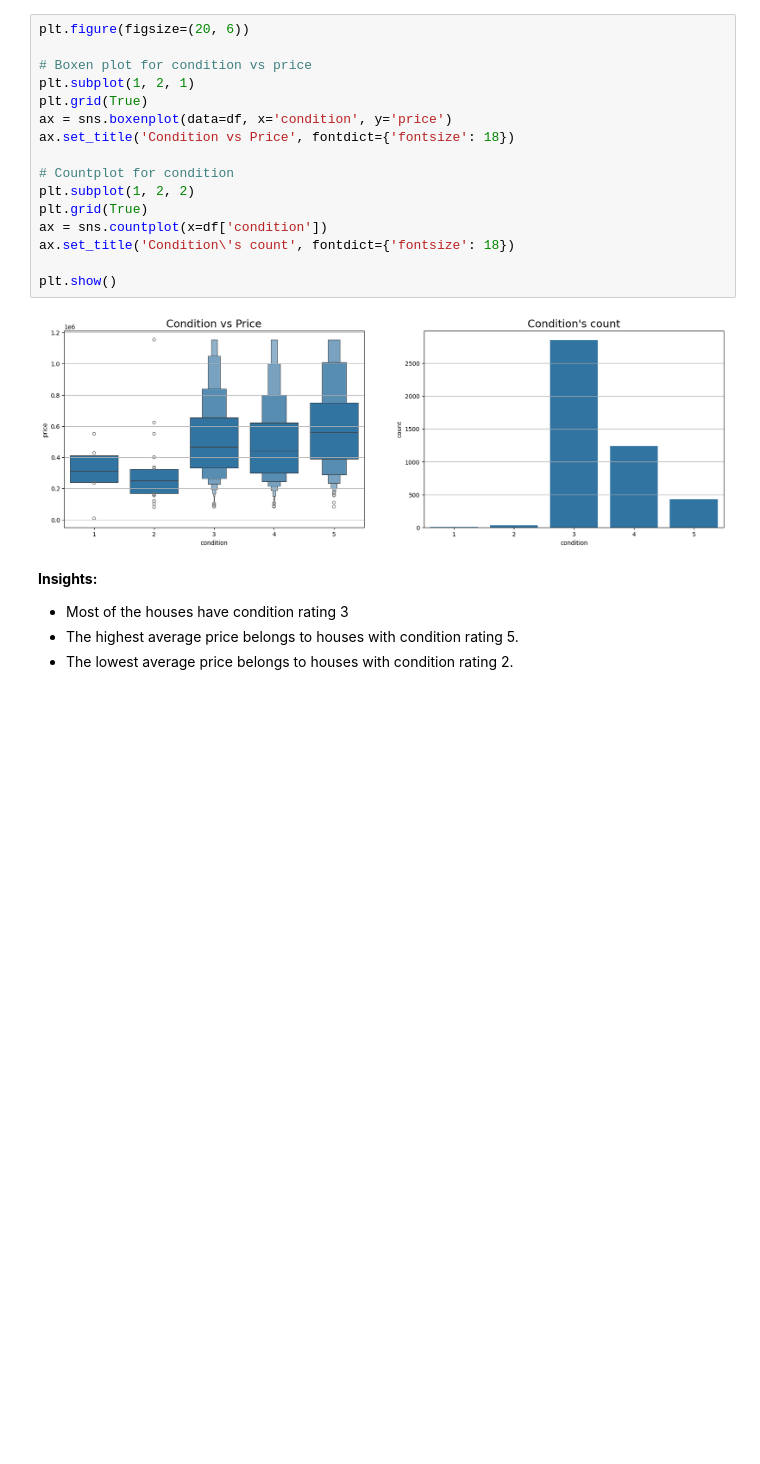
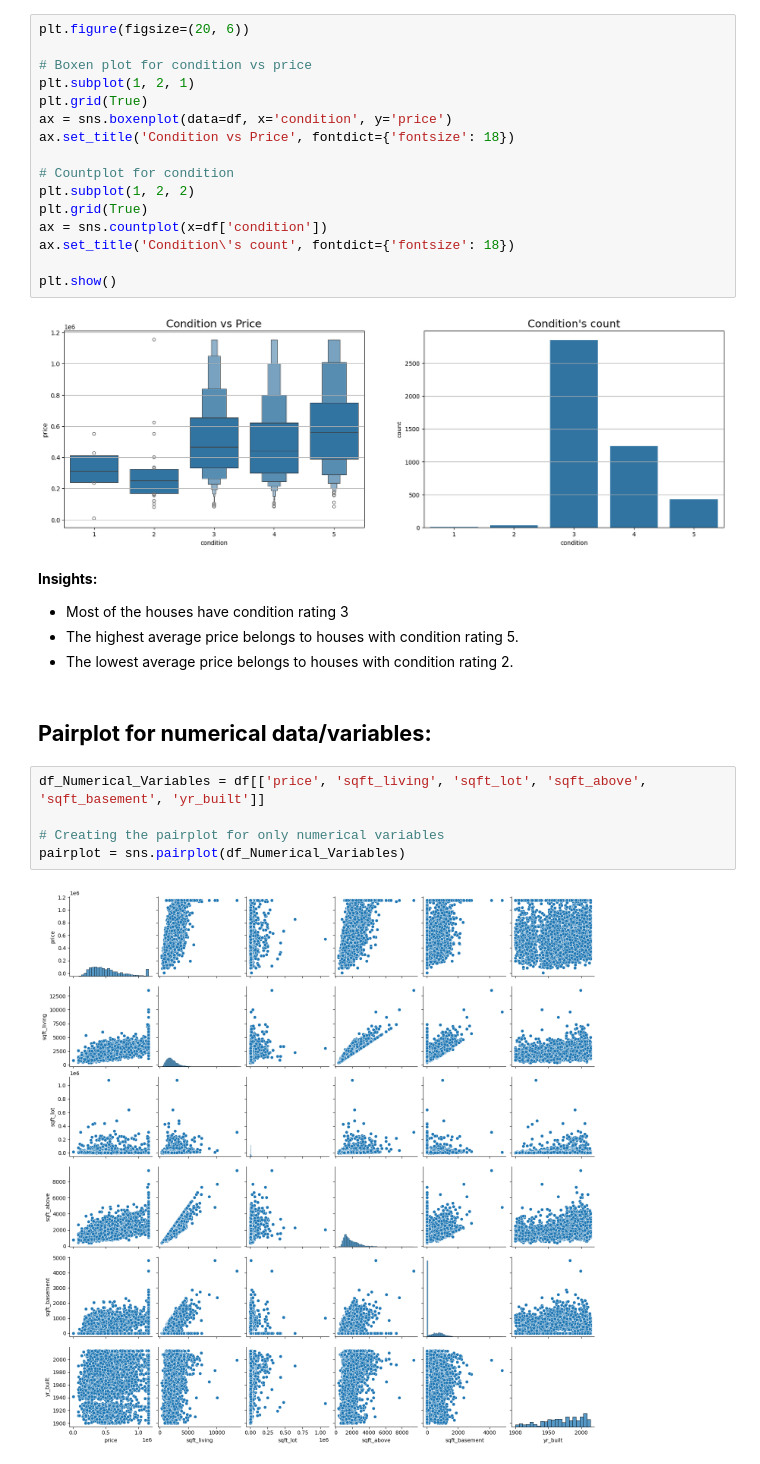
Before and after one commit to MuneefMumthas/CO538-Muneef-22206529, a Jupyter notebook: CO538_CW1_MLProject_Muneef_22206529.ipynb, the cells around one changed output. Saved outputs shown, nothing was run; the diff lists cells and outputs as text; blank space fills up the shorter version.

Commit message:
Added pairplot and corr heatmap

```diff
--- a/CO538_CW1_MLProject_Muneef_22206529.ipynb
+++ b/CO538_CW1_MLProject_Muneef_22206529.ipynb
@@ -423,3 +428,12 @@ plt.show()
 - Most of the houses have condition rating 3
 - The highest average price belongs to houses with condition rating 5.
 - The lowest average price belongs to houses with condition rating 2.
+# %% [markdown]
+## **Pairplot for numerical data/variables:**
+# %%
+df_Numerical_Variables = df[['price', 'sqft_living', 'sqft_lot', 'sqft_above', 'sqft_basement', 'yr_built']]
+
+# Creating the pairplot for only numerical variables
+pairplot = sns.pairplot(df_Numerical_Variables)
+# %% [output]
+[figure, added]
```
Also changed, not shown: parts of 5 cells of this notebook.
